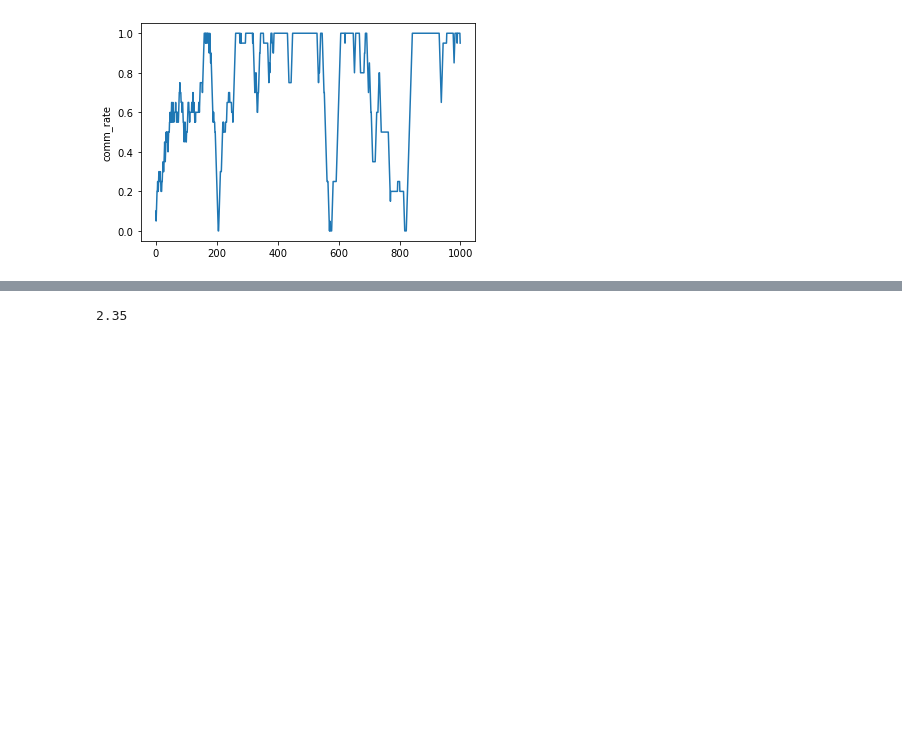
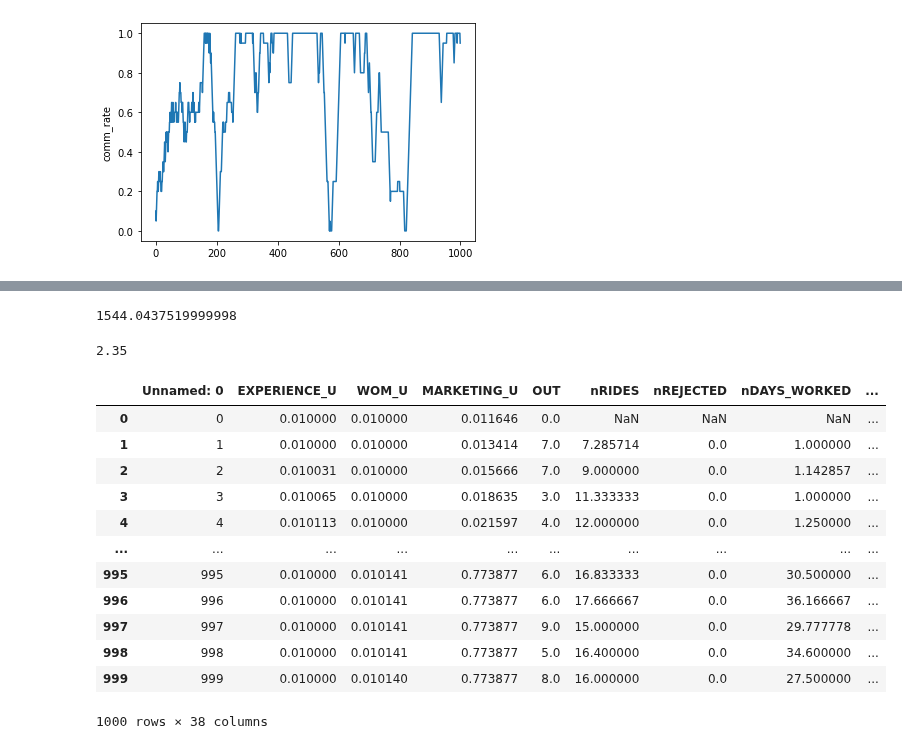
Before and after one commit to Farnoud-G/MaaSSim, a Jupyter notebook: docs/RL_EXP/Untitled.ipynb, the cells around one changed output, grey strips where cells are left out. Saved outputs shown, nothing was run; the diff lists cells and outputs as text; code cells hidden in the pictures; blank space fills up the shorter version.

```diff
--- a/docs/RL_EXP/Untitled.ipynb
+++ b/docs/RL_EXP/Untitled.ipynb
@@ -59,3 +41,7 @@ plt.savefig("RL_results.png")
+# %%
+rl.revenue[180:].mean()
+# %% [output]
+1544.0437519999998
 # %%
 round(2.345,2)
 # %% [output]
@@ -65,3 +51,20 @@ max_revenue=1
 revenue = 0
 # %%
 reward = ((1/3)*revenue/max_revenue)+((1/3)*nV/nP)+((1/3)*nV/params.nV)
+# %%
+df = pd.read_csv('csv/supply_run_1.csv')
+df
+# %% [output]
+|  | Unnamed: 0 | EXPERIENCE_U | WOM_U | MARKETING_U | OUT | nRIDES | nREJECTED | nDAYS_WORKED | ... |
+| 0 | 0 | 0.010000 | 0.010000 | 0.011646 | 0.0 | NaN | NaN | NaN | ... |
+| 1 | 1 | 0.010000 | 0.010000 | 0.013414 | 7.0 | 7.285714 | 0.0 | 1.000000 | ... |
+| 2 | 2 | 0.010031 | 0.010000 | 0.015666 | 7.0 | 9.000000 | 0.0 | 1.142857 | ... |
+| 3 | 3 | 0.010065 | 0.010000 | 0.018635 | 3.0 | 11.333333 | 0.0 | 1.000000 | ... |
+| 4 | 4 | 0.010113 | 0.010000 | 0.021597 | 4.0 | 12.000000 | 0.0 | 1.250000 | ... |
+| ... | ... | ... | ... | ... | ... | ... | ... | ... | ... |
+| 995 | 995 | 0.010000 | 0.010141 | 0.773877 | 6.0 | 16.833333 | 0.0 | 30.500000 | ... |
+| 996 | 996 | 0.010000 | 0.010141 | 0.773877 | 6.0 | 17.666667 | 0.0 | 36.166667 | ... |
+| 997 | 997 | 0.010000 | 0.010141 | 0.773877 | 9.0 | 15.000000 | 0.0 | 29.777778 | ... |
+| 998 | 998 | 0.010000 | 0.010141 | 0.773877 | 5.0 | 16.400000 | 0.0 | 34.600000 | ... |
+| 999 | 999 | 0.010000 | 0.010140 | 0.773877 | 8.0 | 16.000000 | 0.0 | 27.500000 | ... |
+1000 rows × 38 columns
```
Also changed, not shown: parts of 4 cells of this notebook, 29 other files.
